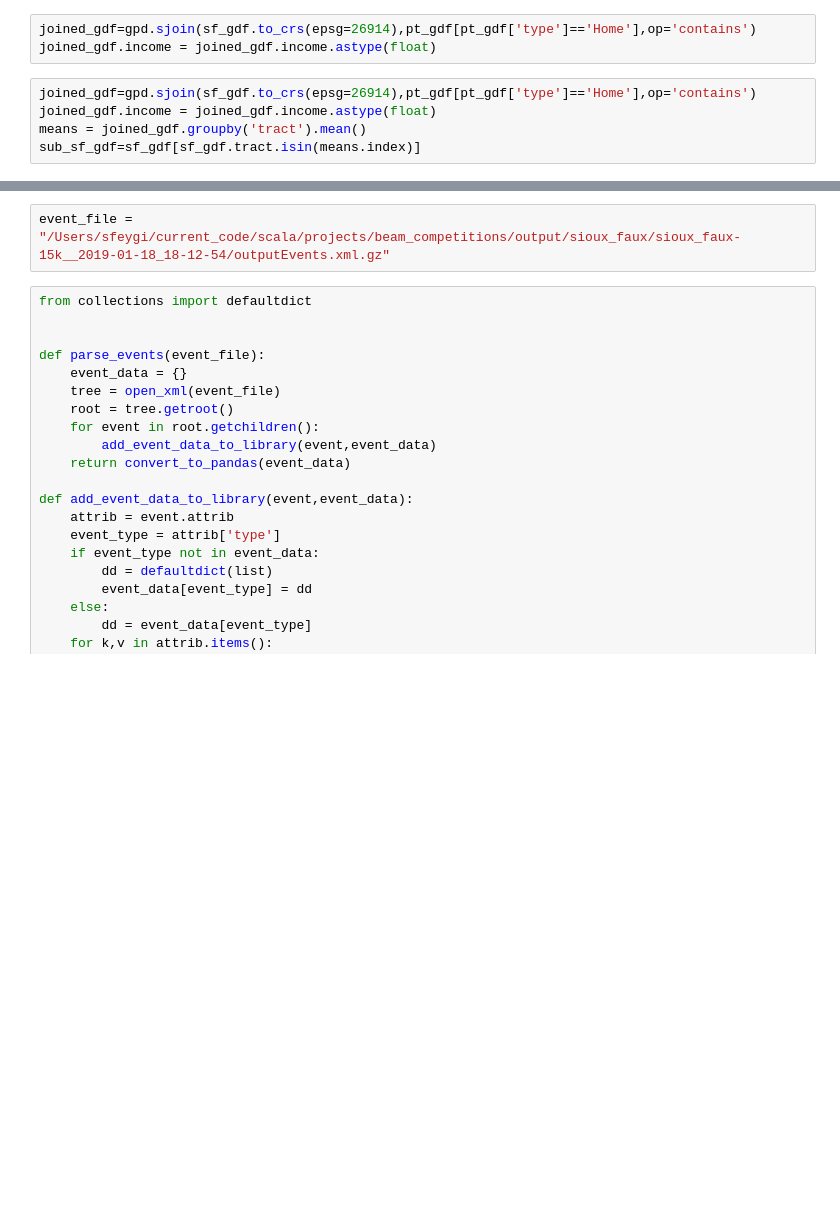
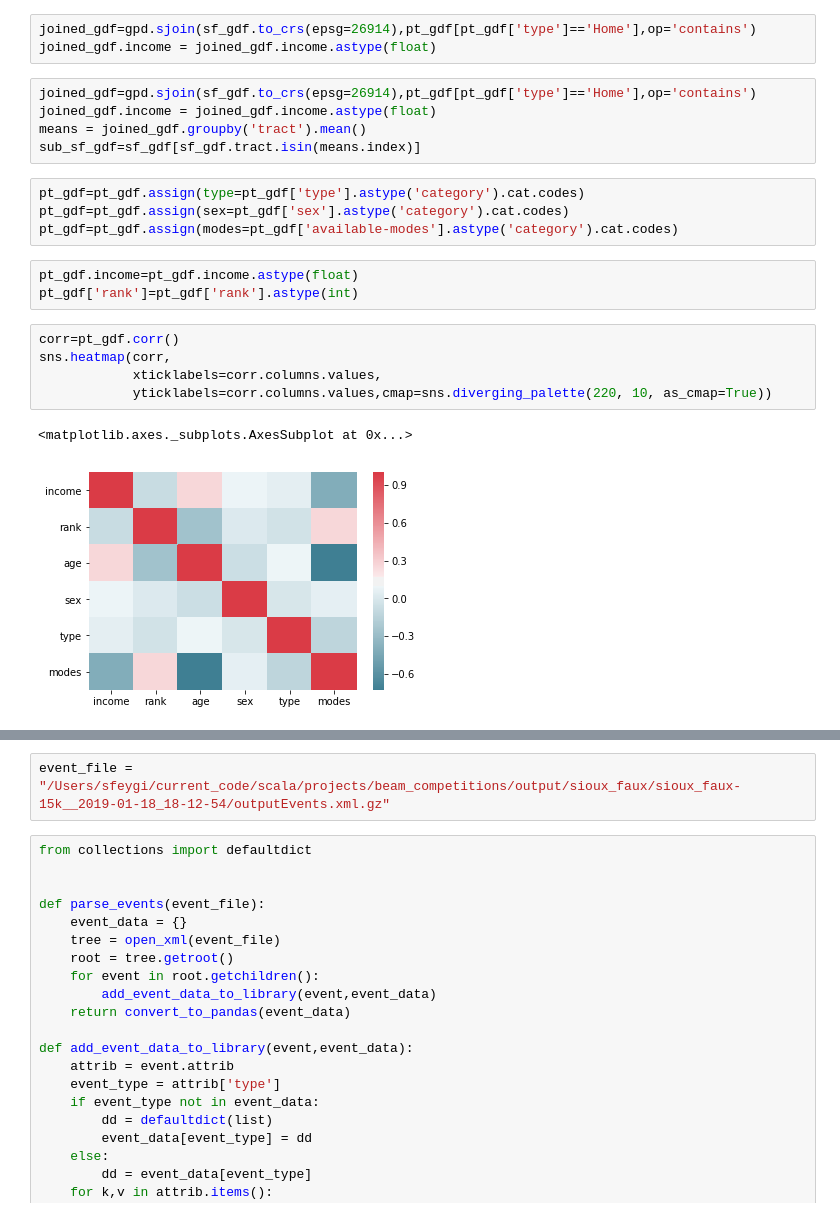
Before and after one commit to bistro-its-berkeley/BISTRO-Starter-Kit, a Jupyter notebook: utilities/Spatial plots.ipynb, the cells around one changed output, grey strips where cells are left out. Saved outputs shown, nothing was run; the diff lists cells and outputs as text; blank space fills up the shorter version.

```diff
--- a/utilities/Spatial plots.ipynb
+++ b/utilities/Spatial plots.ipynb
@@ -144,3 +144,18 @@ joined_gdf=gpd.sjoin(sf_gdf.to_crs(epsg=26914),pt_gdf[pt_gdf['type']=='Home'],op
 joined_gdf.income = joined_gdf.income.astype(float)
 means = joined_gdf.groupby('tract').mean()
 sub_sf_gdf=sf_gdf[sf_gdf.tract.isin(means.index)]
+# %%
+pt_gdf=pt_gdf.assign(type=pt_gdf['type'].astype('category').cat.codes)
+pt_gdf=pt_gdf.assign(sex=pt_gdf['sex'].astype('category').cat.codes)
+pt_gdf=pt_gdf.assign(modes=pt_gdf['available-modes'].astype('category').cat.codes)
+# %%
+pt_gdf.income=pt_gdf.income.astype(float)
+pt_gdf['rank']=pt_gdf['rank'].astype(int)
+# %%
+corr=pt_gdf.corr()
+sns.heatmap(corr,
+            xticklabels=corr.columns.values,
+            yticklabels=corr.columns.values,cmap=sns.diverging_palette(220, 10, as_cmap=True))
+# %% [output]
+<matplotlib.axes._subplots.AxesSubplot at 0x...>
+[figure, added]
```
Also changed, not shown: parts of 6 cells of this notebook, 1 other file.
